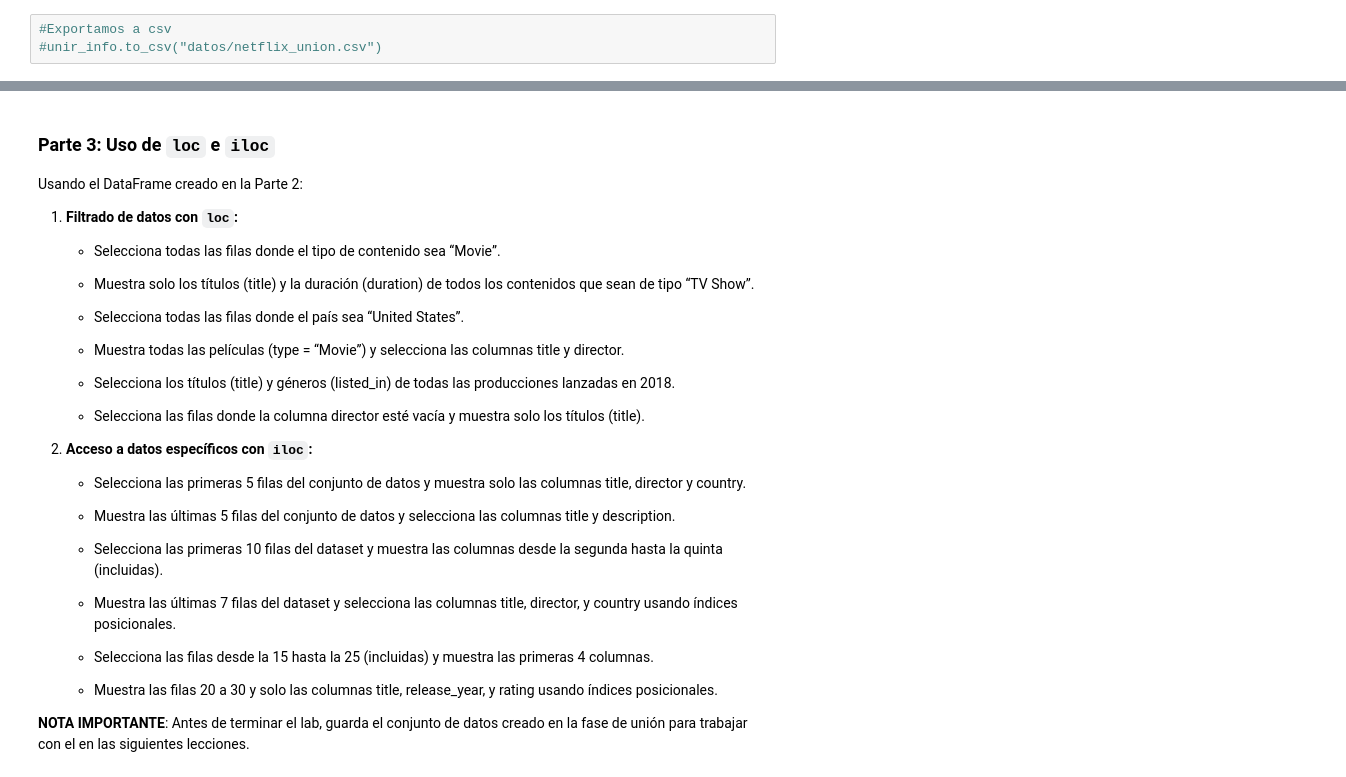
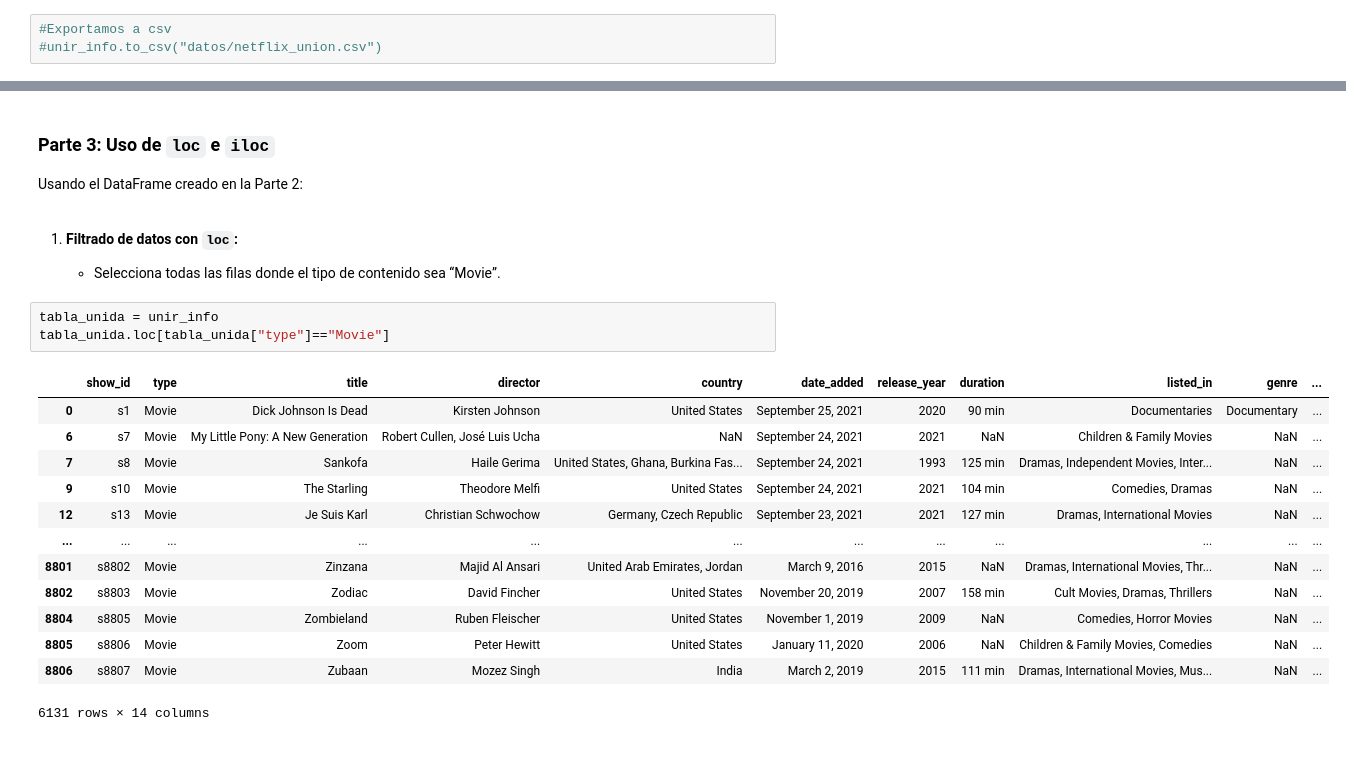
Before and after one commit to apelsito/laboratorio-modulo2-leccion02-eda-union, a Jupyter notebook: laboratorio-modulo2-leccion02-eda-union.ipynb, the cells around one changed output, grey strips where cells are left out. Drawn from its saved outputs; the diff is of its cells as text.

Commit message:
loc hecho, falta iloc

```diff
--- a/laboratorio-modulo2-leccion02-eda-union.ipynb
+++ b/laboratorio-modulo2-leccion02-eda-union.ipynb
@@ -587,35 +591,25 @@ Puntos importantes y actualizaciones de Conclusión:
-# %% [markdown]
-### Parte 3: Uso de `loc` e `iloc`
-
-Usando el DataFrame creado en la Parte 2:
-
-1. **Filtrado de datos con `loc`:**
-
-   - Selecciona todas las filas donde el tipo de contenido sea “Movie”.
-
-   - Muestra solo los títulos (title) y la duración (duration) de todos los contenidos que sean de tipo “TV Show”.
-
-   - Selecciona todas las filas donde el país sea “United States”.
-
-   - Muestra todas las películas (type = “Movie”) y selecciona las columnas title y director.
-
-   - Selecciona los títulos (title) y géneros (listed_in) de todas las producciones lanzadas en 2018.
-
-   - Selecciona las filas donde la columna director esté vacía y muestra solo los títulos (title).
-
-2. **Acceso a datos específicos con `iloc`:**
-
-   - Selecciona las primeras 5 filas del conjunto de datos y muestra solo las columnas title, director y country.
-
-   - Muestra las últimas 5 filas del conjunto de datos y selecciona las columnas title y description.
-
-   - Selecciona las primeras 10 filas del dataset y muestra las columnas desde la segunda hasta la quinta (incluidas).
-
-   - Muestra las últimas 7 filas del dataset y selecciona las columnas title, director, y country usando índices posicionales.
-
-   - Selecciona las filas desde la 15 hasta la 25 (incluidas) y muestra las primeras 4 columnas.
-
-   - Muestra las filas 20 a 30 y solo las columnas title, release_year, y rating usando índices posicionales.
-
-
-**NOTA IMPORTANTE**: Antes de terminar el lab, guarda el conjunto de datos creado en la fase de unión para trabajar con el en las siguientes lecciones.
+# %% [markdown]
+### Parte 3: Uso de `loc` e `iloc`
+
+Usando el DataFrame creado en la Parte 2:
+# %% [markdown]
+1. **Filtrado de datos con `loc`:**
+
+   - Selecciona todas las filas donde el tipo de contenido sea “Movie”.
+# %%
+tabla_unida = unir_info
+tabla_unida.loc[tabla_unida["type"]=="Movie"]
+# %% [output]
+|  | show_id | type | title | director | country | date_added | release_year | duration | listed_in | genre | ... |
+| 0 | s1 | Movie | Dick Johnson Is Dead | Kirsten Johnson | United States | September 25, 2021 | 2020 | 90 min | Documentaries | Documentary | ... |
+| 6 | s7 | Movie | My Little Pony: A New Generation | Robert Cullen, José Luis Ucha | NaN | September 24, 2021 | 2021 | NaN | Children & Family Movies | NaN | ... |
+| 7 | s8 | Movie | Sankofa | Haile Gerima | United States, Ghana, Burkina Fas... | September 24, 2021 | 1993 | 125 min | Dramas, Independent Movies, Inter... | NaN | ... |
+| 9 | s10 | Movie | The Starling | Theodore Melfi | United States | September 24, 2021 | 2021 | 104 min | Comedies, Dramas | NaN | ... |
+| 12 | s13 | Movie | Je Suis Karl | Christian Schwochow | Germany, Czech Republic | September 23, 2021 | 2021 | 127 min | Dramas, International Movies | NaN | ... |
+| ... | ... | ... | ... | ... | ... | ... | ... | ... | ... | ... | ... |
+| 8801 | s8802 | Movie | Zinzana | Majid Al Ansari | United Arab Emirates, Jordan | March 9, 2016 | 2015 | NaN | Dramas, International Movies, Thr... | NaN | ... |
+| 8802 | s8803 | Movie | Zodiac | David Fincher | United States | November 20, 2019 | 2007 | 158 min | Cult Movies, Dramas, Thrillers | NaN | ... |
+| 8804 | s8805 | Movie | Zombieland | Ruben Fleischer | United States | November 1, 2019 | 2009 | NaN | Comedies, Horror Movies | NaN | ... |
+| 8805 | s8806 | Movie | Zoom | Peter Hewitt | United States | January 11, 2020 | 2006 | NaN | Children & Family Movies, Comedies | NaN | ... |
+| 8806 | s8807 | Movie | Zubaan | Mozez Singh | India | March 2, 2019 | 2015 | 111 min | Dramas, International Movies, Mus... | NaN | ... |
+6131 rows × 14 columns
```
Also changed, not shown: parts of 17 cells of this notebook.
